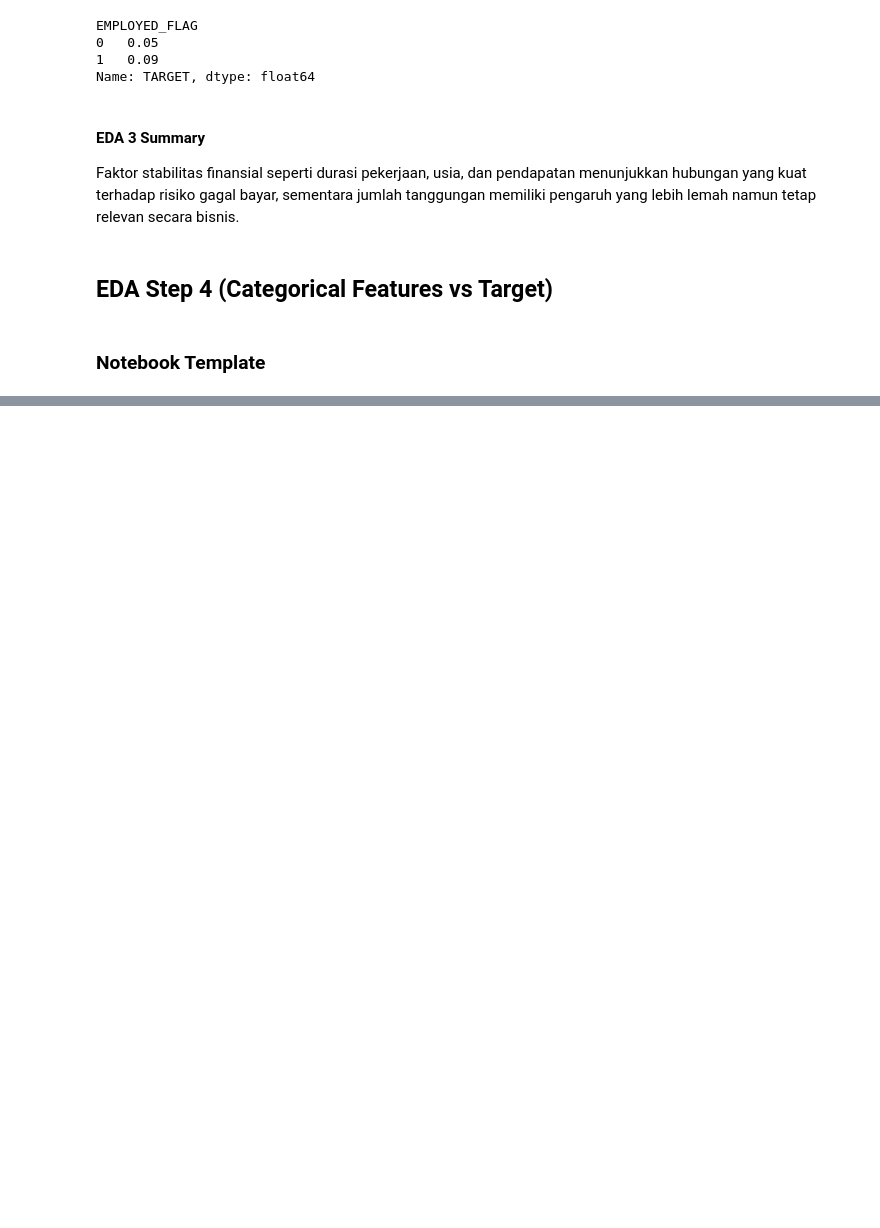
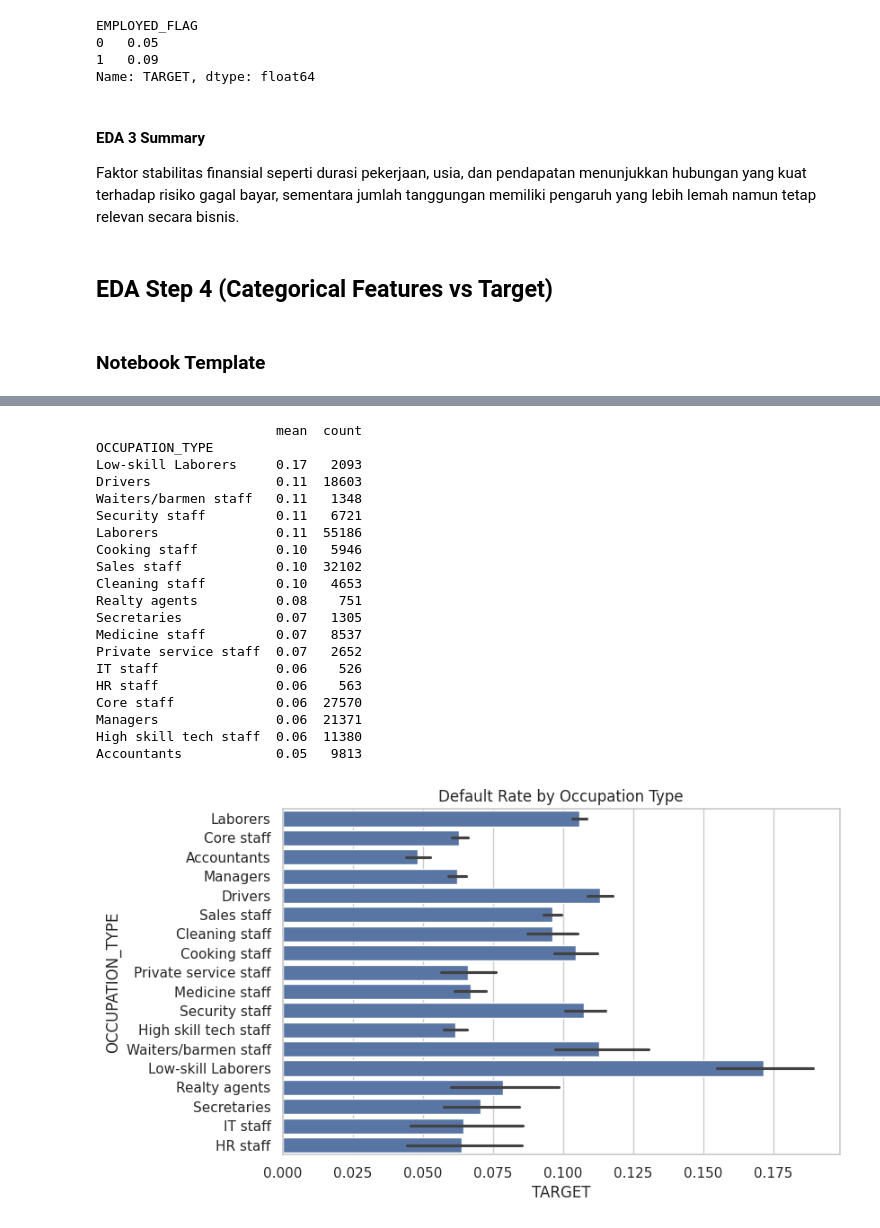
Before and after one commit to ookapratama/ML-Experiments, a Jupyter notebook: home_credit_default_risk/notebooks/eda.ipynb, the cells around one changed output, grey strips where cells are left out. Saved outputs shown, nothing was run; the diff lists cells and outputs as text; code cells hidden in the pictures; blank space fills up the shorter version.

```diff
--- a/home_credit_default_risk/notebooks/eda.ipynb
+++ b/home_credit_default_risk/notebooks/eda.ipynb
@@ -527,0 +568,32 @@ plt.show()
+# %%
+print(cat_default_rate(data, 'OCCUPATION_TYPE'))
+
+sns.barplot(
+    x='TARGET',
+    y='OCCUPATION_TYPE',
+    data=data
+)
+plt.title('Default Rate by Occupation Type')
+plt.show()
+# %% [output]
+                       mean  count
+OCCUPATION_TYPE
+Low-skill Laborers     0.17   2093
+Drivers                0.11  18603
+Waiters/barmen staff   0.11   1348
+Security staff         0.11   6721
+Laborers               0.11  55186
+Cooking staff          0.10   5946
+Sales staff            0.10  32102
+Cleaning staff         0.10   4653
+Realty agents          0.08    751
+Secretaries            0.07   1305
+Medicine staff         0.07   8537
+Private service staff  0.07   2652
+IT staff               0.06    526
+HR staff               0.06    563
+Core staff             0.06  27570
+Managers               0.06  21371
+High skill tech staff  0.06  11380
+Accountants            0.05   9813
+[figure, added]
```
Also changed, not shown: parts of 7 cells of this notebook.
